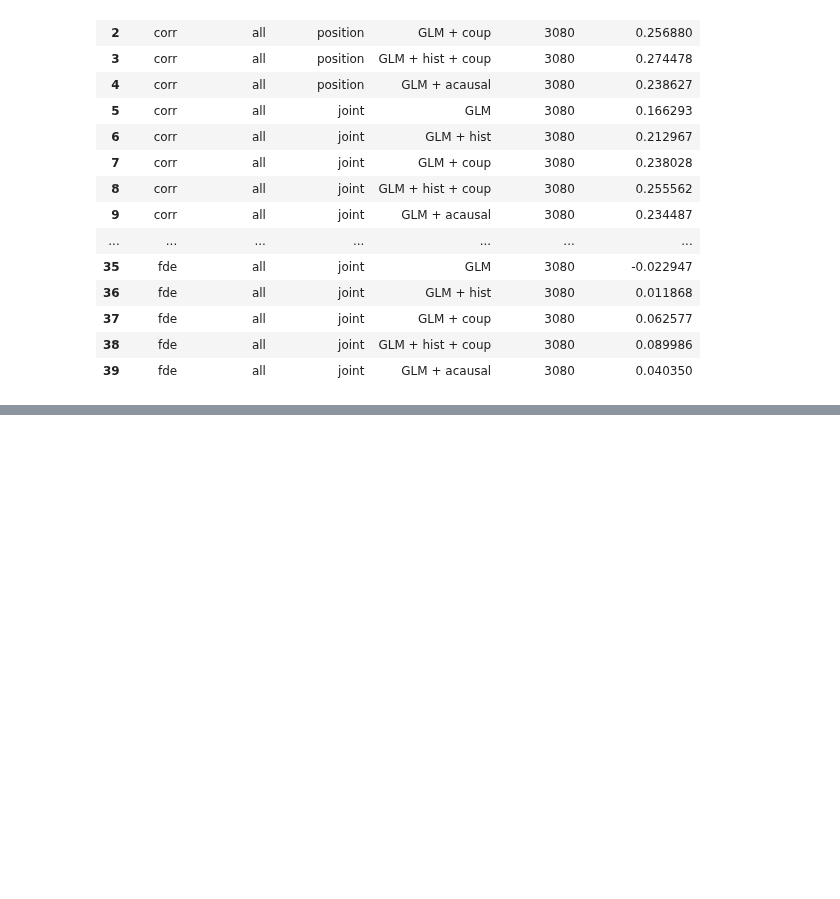
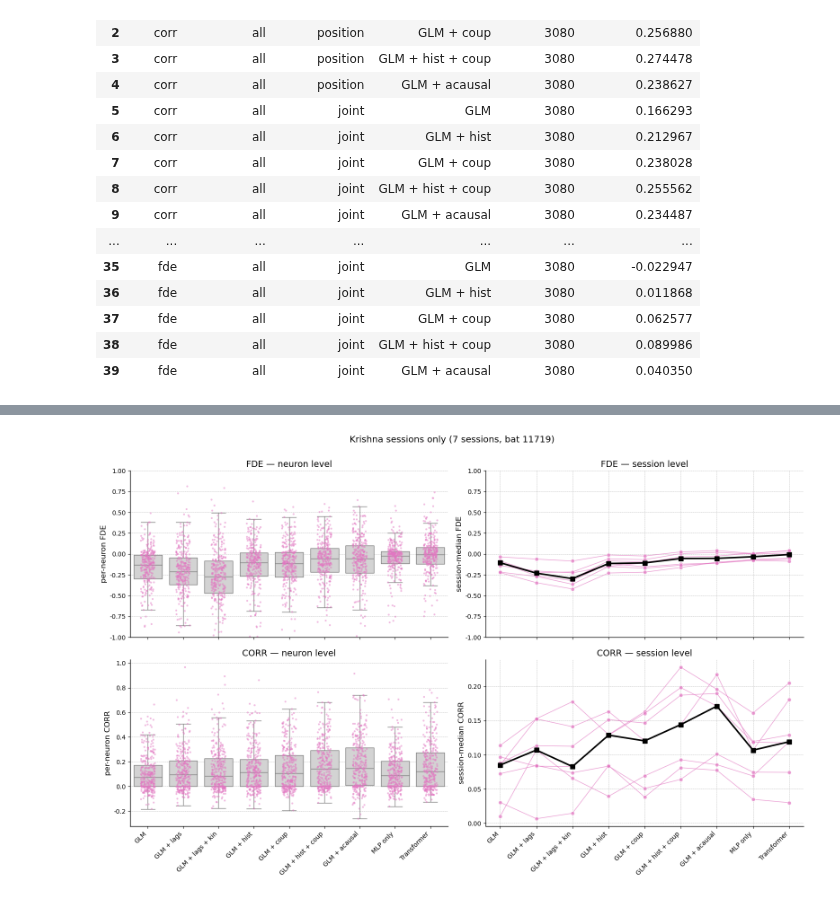
Before and after one commit to yongrong-qiu/digitalbat, a Jupyter notebook: notebooks/model_comparison.ipynb, the cells around one changed output, grey strips where cells are left out. Cells and saved outputs as stored; diff of their text form; code cells hidden in the pictures; blank space fills up the shorter version.

```diff
--- a/notebooks/model_comparison.ipynb
+++ b/notebooks/model_comparison.ipynb
@@ -1430,0 +1441,52 @@ cond_summary[cond_summary['flight_filter'] == 'all']
+# %%
+# Krishna sessions only: FDE/corr (rows) vs model (x), at the neuron and session
+# levels (cols). Position conditioning, 'all' flight filter; per-bat color (one
+# bat here) via BAT_PALETTE. All Krishna sessions have IMU_data.mat, so
+# GLM + lags + kin is included. FDE y-axis clipped to [-1, 1] in the plot only.
+krishna = df_pos[df_pos['session'].str.contains('Krishna') &
+                 (df_pos['flight_filter'] == 'all')].copy()
+
+# Session-median (one row per session/model) for the session-level column.
+krishna_sess = (krishna.groupby(['metric', 'session', 'bat', 'model'], observed=True)
+                .agg(score=('score', 'median')).reset_index())
+
+fig, axes = plt.subplots(2, 2, figsize=(16, 10), sharex='col')
+for r, metric in enumerate(['fde', 'corr']):
+    # --- neuron level: one point per neuron pooled across Krishna sessions ---
+    ax = axes[r, 0]
+    sub = krishna[krishna['metric'] == metric]
+    sns.boxplot(data=sub, x='model', y='score', order=MODEL_ORDER,
+                color='lightgray', showfliers=False, ax=ax)
+    sns.stripplot(data=sub, x='model', y='score', order=MODEL_ORDER,
+                  hue='bat', palette=BAT_PALETTE, hue_order=list(BAT_PALETTE.keys()),
+                  dodge=False, jitter=0.2, size=3, alpha=0.5, legend=False, ax=ax)
+    ax.set(xlabel='', ylabel=f'per-neuron {metric.upper()}',
+           title=f'{metric.upper()} — neuron level')
+    if metric == 'fde':
+        ax.set_ylim(-1, 1)
+
+    # --- session level: one line per session (session-median), black overall median ---
+    ax = axes[r, 1]
+    subs = krishna_sess[krishna_sess['metric'] == metric]
+    sns.lineplot(data=subs, x='model', y='score', units='session',
+                 hue='bat', palette=BAT_PALETTE, hue_order=list(BAT_PALETTE.keys()),
+                 estimator=None, marker='o', alpha=0.7, linewidth=1, legend=False, ax=ax)
+    med = subs.groupby('model', observed=True)['score'].median().reindex(MODEL_ORDER)
+    ax.plot(range(len(med)), med.values, color='k', linewidth=2.5, marker='s',
+            markersize=7, zorder=5, label='cross-session median')
+    ax.set(xlabel='', ylabel=f'session-median {metric.upper()}',
+           title=f'{metric.upper()} — session level')
+    if metric == 'fde':
+        ax.set_ylim(-1, 1)
+
+for ax in axes.flat:
+    ax.tick_params(axis='x', rotation=45)
+    for lbl in ax.get_xticklabels():
+        lbl.set_horizontalalignment('right')
+
+fig.suptitle(f'Krishna sessions only ({krishna["session"].nunique()} sessions, '
+             f'bat {krishna["bat"].iloc[0]})', y=1.0)
+plt.tight_layout()
+plt.show()
+# %% [output]
+[figure, added]
```
Also changed, not shown: parts of 3 cells of this notebook.
